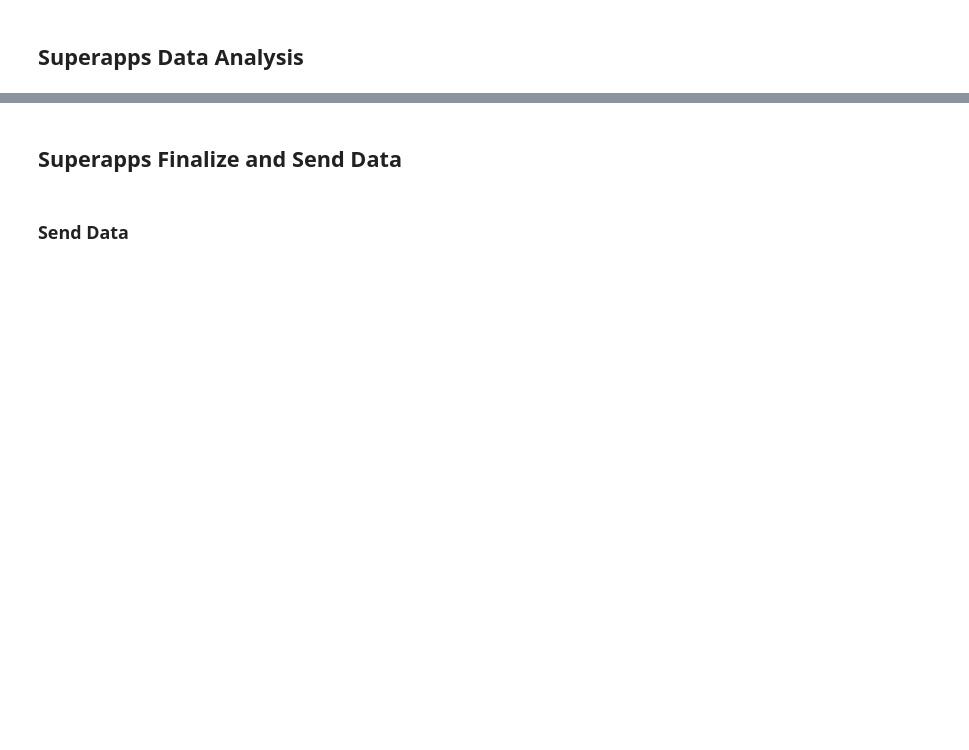
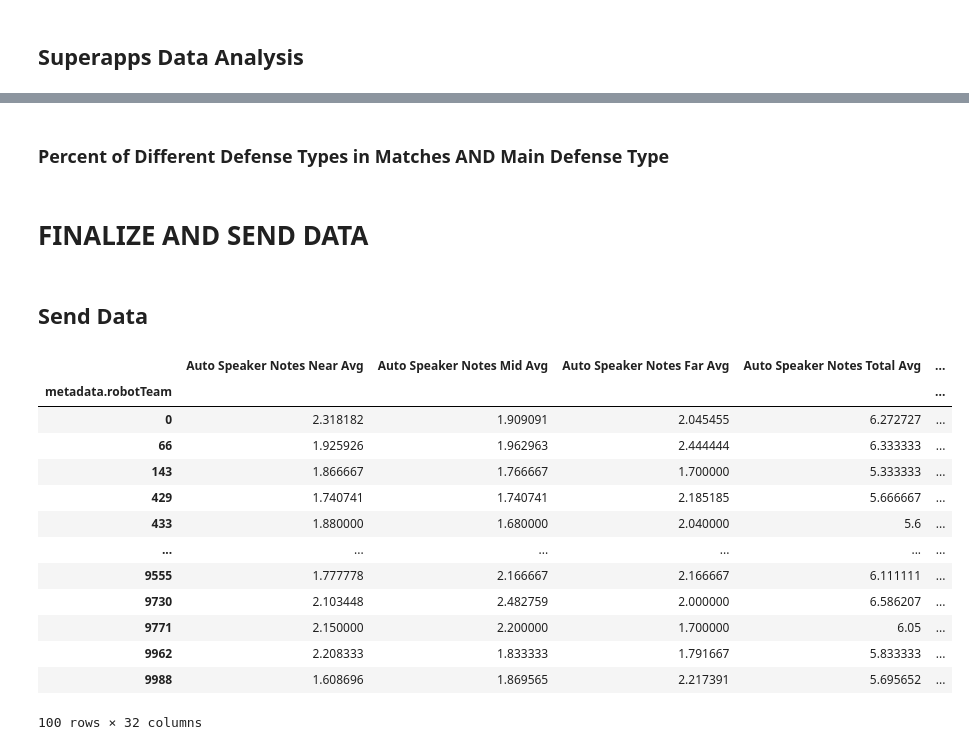
Before and after one commit to 4201VitruvianBots/scouting-app-2024, a Jupyter notebook: data-analysis/dataAnalysis.ipynb, the cells around one changed output, grey strips where cells are left out. Cells and saved outputs as stored; diff of their text form; code cells hidden in the pictures; blank space fills up the shorter version.

Commit message:
Unfinished data analysis. Added a ton of stuff

```diff
--- a/data-analysis/dataAnalysis.ipynb
+++ b/data-analysis/dataAnalysis.ipynb
@@ -203,7 +230,7 @@ for team in team_list:
 # %% [markdown]
 #### Percent of Times Robot Left Starting Zone During Autos
 # %%
-matchapps_output_df["Percent of Times Robot Left Starting Zone During Autos"] = matchapps_df.groupby("metadata.robotTeam")["leftStartingZone"].mean()
+output_df["Percent of Times Robot Left Starting Zone During Autos"] = matchapps_df.groupby("metadata.robotTeam")["leftStartingZone"].mean()
 # %% [markdown]
 ### Custom Metric Data Analysis Calculations
 # %% [markdown]
@@ -263,6 +298,63 @@ superapps_output_df["No Defense Total"] = superapps_df[superapps_df["defense"] =
+# %% [markdown]
+### Percent of Different Defense Types in Matches AND Main Defense Type
+# %%
+output_df["Percent of Matches with No Defense"] = None
+output_df["Percent of Matches with Some Defense"] = None
+output_df["Percent of Matches with Full Defense"] = None
+output_df["Main Defense Type"] = None
+
+for team in team_list:
+
+    defense_type_list = superapps_df.loc[superapps_df["metadata.robotTeam"] == team, "defense"].tolist()
+
+    no_defense_count = 0
+    some_defense_count = 0
+    full_defense_count = 0
+
+    for defense_type in defense_type_list:
+        if defense_type == "noDef":
+            no_defense_count += 1
+        elif defense_type == "someDef":
+            some_defense_count += 1
+        elif defense_type == "fullDef":
+            full_defense_count += 1
+
+    defense_total_count = sum([no_defense_count, some_defense_count, full_defense_count])
+
+    output_df.at[team, "Percent of Matches with No Defense"] = no_defense_count / defense_total_count
+    output_df.at[team, "Percent of Matches with Some Defense"] = some_defense_count / defense_total_count
+    output_df.at[team, "Percent of Matches with Full Defense"] = full_defense_count / defense_total_count
+
+    biggest_defense_count = max([no_defense_count, some_defense_count, full_defense_count])
+    main_defense_type = ""
+
+    if biggest_defense_count == no_defense_count:
+        main_defense_type += "No Defense "
+    if biggest_defense_count == some_defense_count:
+        main_defense_type += "Some Defense "
+    if biggest_defense_count == full_defense_count:
+        main_defense_type += "Full Defense"
+
+    output_df.at[team, "Main Defense Type"] = main_defense_type
+# %% [markdown]
+# FINALIZE AND SEND DATA
 # %% [markdown]
-## Superapps Finalize and Send Data
+## Send Data
-# %% [markdown]
-### Send Data
 # %%
-superapps_output_df.to_json("../server/static/analyzed_data.json", orient='records', default_handler=str)
+output_df.to_json("../server/static/analyzed_data.json", orient='records', default_handler=str)
+output_df
+# %% [output]
+|  | Auto Speaker Notes Near Avg | Auto Speaker Notes Mid Avg | Auto Speaker Notes Far Avg | Auto Speaker Notes Total Avg | ... |
+| metadata.robotTeam |  |  |  |  | ... |
+| 0 | 2.318182 | 1.909091 | 2.045455 | 6.272727 | ... |
+| 66 | 1.925926 | 1.962963 | 2.444444 | 6.333333 | ... |
+| 143 | 1.866667 | 1.766667 | 1.700000 | 5.333333 | ... |
+| 429 | 1.740741 | 1.740741 | 2.185185 | 5.666667 | ... |
+| 433 | 1.880000 | 1.680000 | 2.040000 | 5.6 | ... |
+| ... | ... | ... | ... | ... | ... |
+| 9555 | 1.777778 | 2.166667 | 2.166667 | 6.111111 | ... |
+| 9730 | 2.103448 | 2.482759 | 2.000000 | 6.586207 | ... |
+| 9771 | 2.150000 | 2.200000 | 1.700000 | 6.05 | ... |
+| 9962 | 2.208333 | 1.833333 | 1.791667 | 5.833333 | ... |
+| 9988 | 1.608696 | 1.869565 | 2.217391 | 5.695652 | ... |
+100 rows × 32 columns
```
Also changed, not shown: parts of 31 cells of this notebook, 2 other files.
